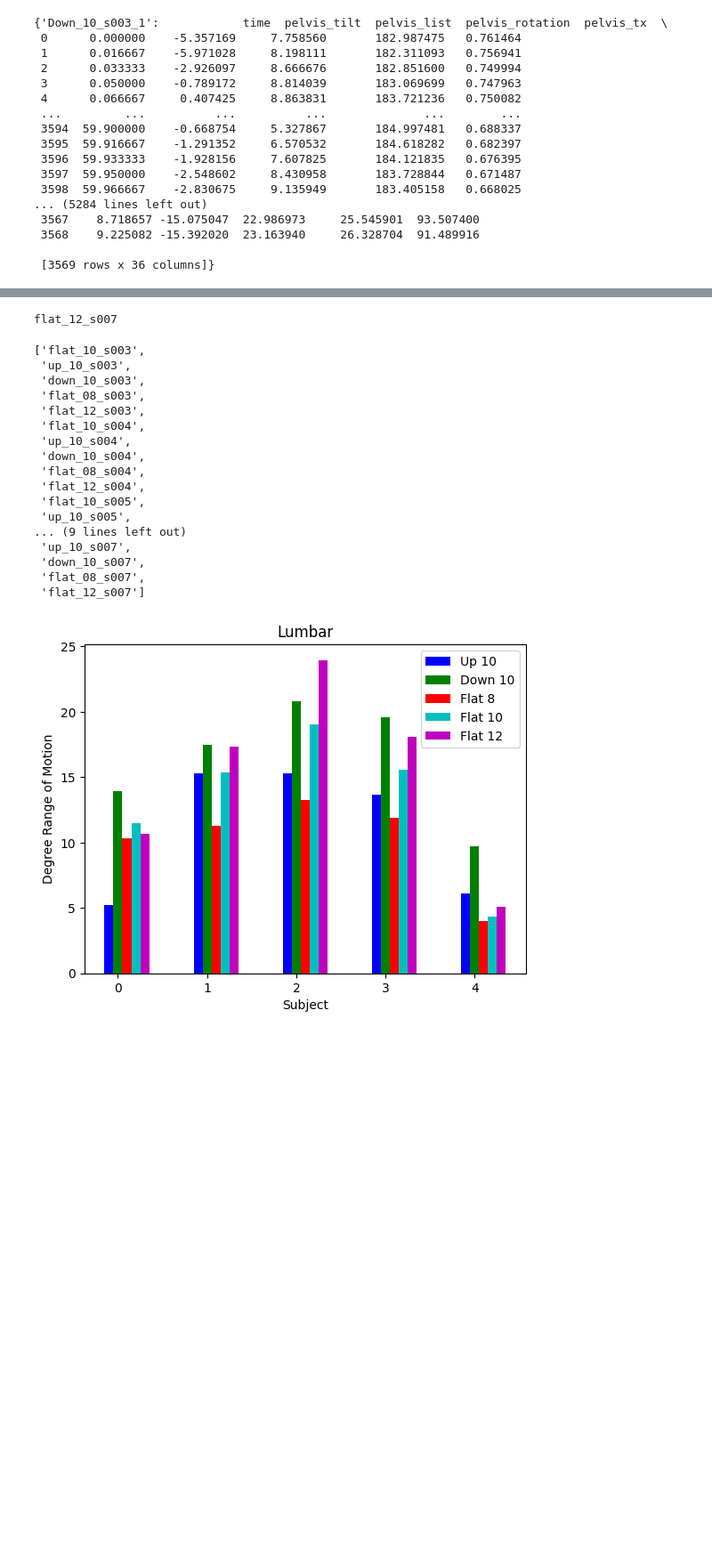
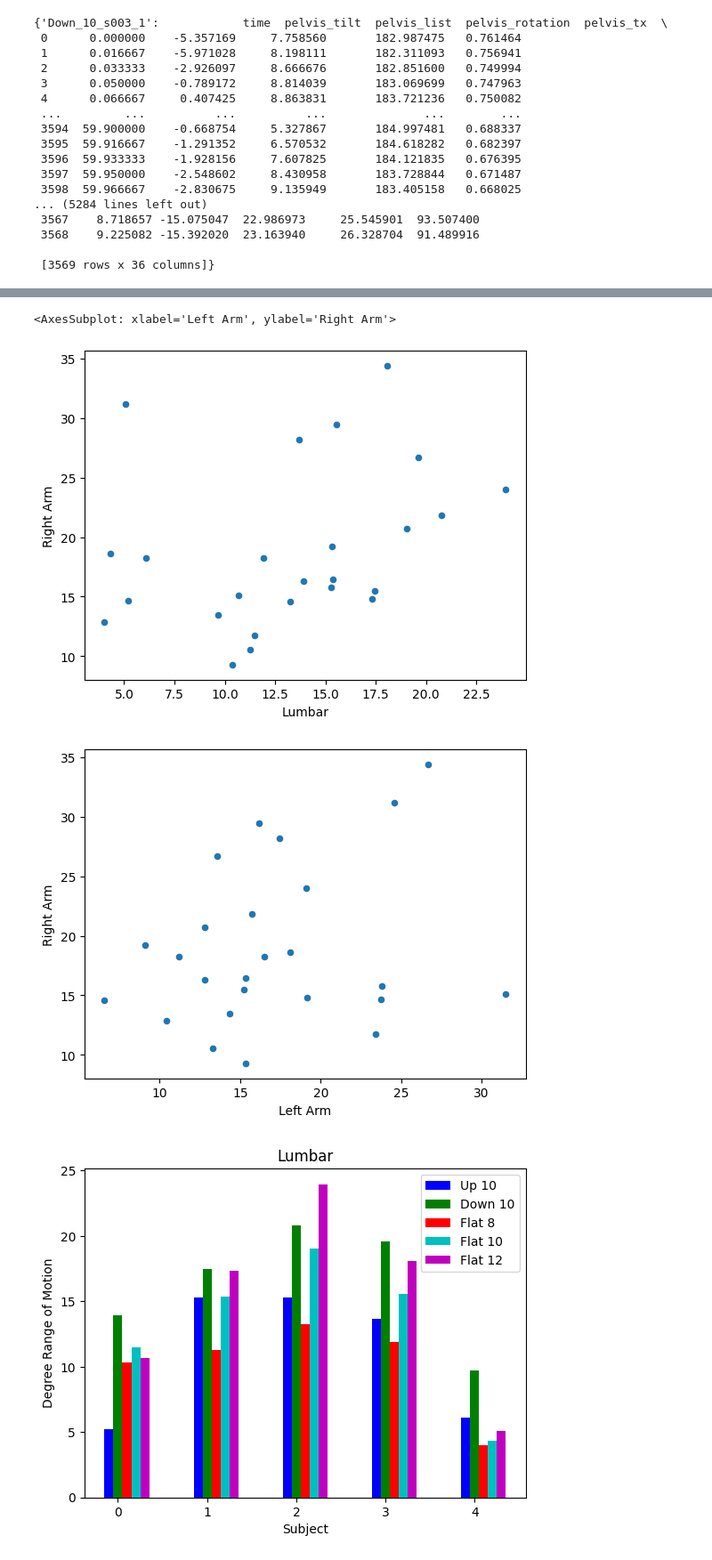
Before and after one commit to iLimitless24/WEAV-Joint-Range-Of-Motion, a Jupyter notebook: jrom.ipynb, the cells around one changed output, grey strips where cells are left out. Shown at 89% size. Saved outputs shown, nothing was run; the diff lists cells and outputs as text; code cells hidden in the pictures; blank space fills up the shorter version.

Commit message:
added dataframe code

```diff
--- a/jrom.ipynb
+++ b/jrom.ipynb
@@ -215,28 +194,0 @@ dict_values([[5.058885520909381, 1.0305736779959944], [31.17425564639766, 1.0609
-# %%
-# arrange mag_vals into a dataframe
-mag_df = pd.DataFrame(mag_vals)
-
-# group up_10 together
-up_10 = mag_df.iloc[:, 1:25:5]
-up_10 = pd.DataFrame(up_10)
-
-# group down_10 together
-down_10 = mag_df.iloc[:, 2:25:5]
-down_10 = pd.DataFrame(down_10)
-
-# group flat_08 together
-flat_08 = mag_df.iloc[:, 3:25:5]
-flat_08 = pd.DataFrame(flat_08)
-
-# group flat_10 together
-flat_10 = mag_df.iloc[:, 0:25:5]
-flat_10 = pd.DataFrame(flat_10)
-
-# group flat_12 together
-flat_12 = mag_df.iloc[:, 4:25:5]
-flat_12 = pd.DataFrame(flat_12)
-
-# put all dataframes together
-all_mags = pd.concat([up_10, down_10, flat_08, flat_10, flat_12], axis = 1)
-
-all_mags
@@ -251,23 +195,19 @@ all_mags
-# %%
-print(key)
-list(mag_vals.keys())
-# %% [output]
-flat_12_s007
-['flat_10_s003',
- 'up_10_s003',
- 'down_10_s003',
- 'flat_08_s003',
- 'flat_12_s003',
- 'flat_10_s004',
- 'up_10_s004',
- 'down_10_s004',
- 'flat_08_s004',
- 'flat_12_s004',
- 'flat_10_s005',
- 'up_10_s005',
-... (9 lines left out)
- 'up_10_s007',
- 'down_10_s007',
- 'flat_08_s007',
- 'flat_12_s007']
+# %%
+# create dataframe of ROM
+ROM = pd.DataFrame(columns=['Subj','Trial','Met','Lumbar','Right Arm','Left Arm','Right Elbow','Left Elbow'])
+for k in mag_df.keys():
+    ks = k.split('_')
+    ROM.loc[len(ROM)] = [ks[2], ks[0]+'_'+ks[1], 'MET', mag_df[k]['Lumbar'][0], mag_df[k]['Right Arm'][0],
+                        mag_df[k]['Left Arm'][0],mag_df[k]['Right Elbow'][0], mag_df[k]['Left Elbow'][0]]
+
+len(ROM)
+
+
+
+ROM.plot.scatter(x='Lumbar', y='Right Arm')
+ROM.plot.scatter(x='Left Arm', y='Right Arm')
+# %% [output]
+<AxesSubplot: xlabel='Left Arm', ylabel='Right Arm'>
+[figure, added]
+[figure, added]
 # %%
```
Also changed, not shown: parts of 3 cells of this notebook, 10 other files.
